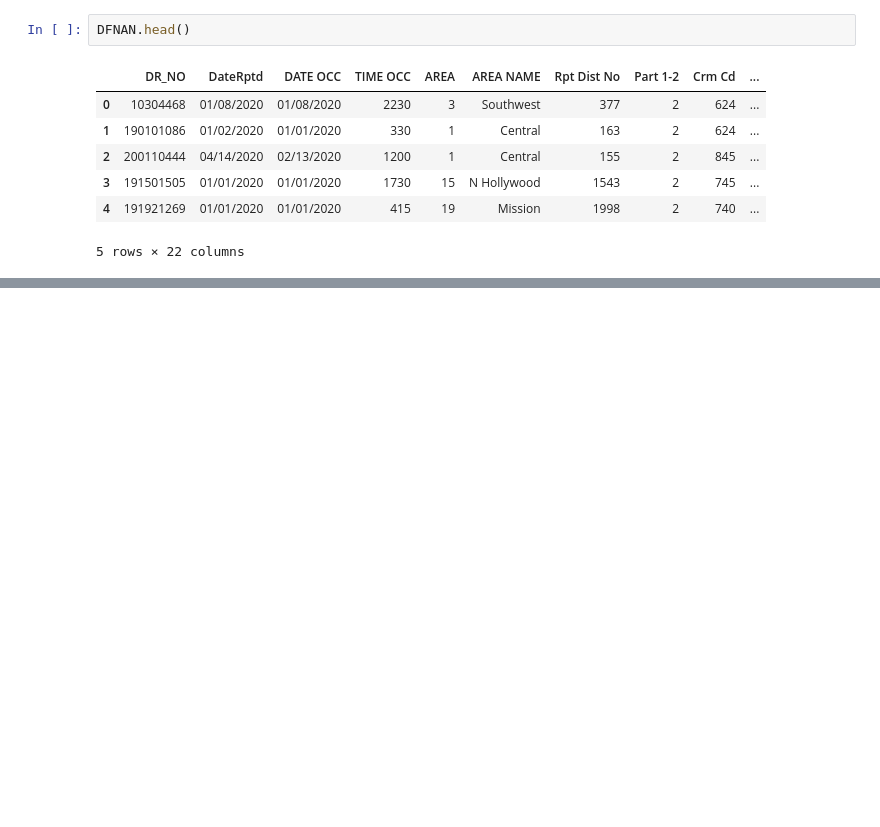
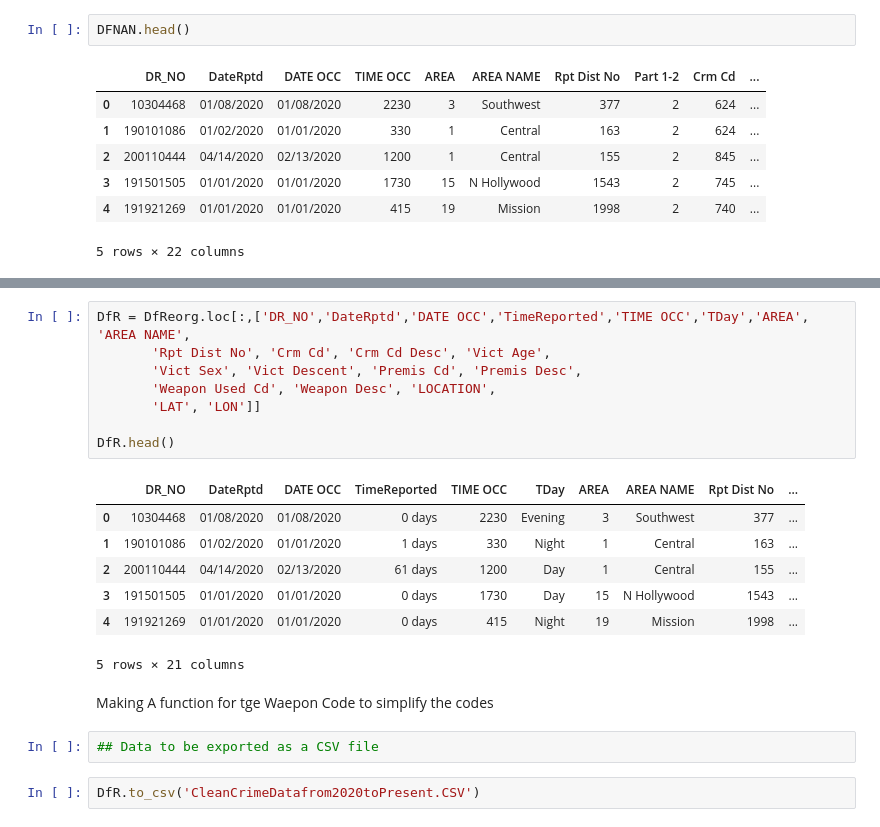
Before and after one commit to 2Pako/LACrimeDataFrom2020toPresent, a Jupyter notebook: LACrimeDataFrom2020toPresent.ipynb, the cells around one changed output, grey strips where cells are left out. Saved outputs shown, nothing was run; the diff lists cells and outputs as text; blank space fills up the shorter version.

```diff
--- a/LACrimeDataFrom2020toPresent.ipynb
+++ b/LACrimeDataFrom2020toPresent.ipynb
@@ -214,0 +344,22 @@ DFNAN.to_csv('CleanCrimeDatafrom2020toPresent.CSV')
+# %%
+DfR = DfReorg.loc[:,['DR_NO','DateRptd','DATE OCC','TimeReported','TIME OCC','TDay','AREA', 'AREA NAME',
+       'Rpt Dist No', 'Crm Cd', 'Crm Cd Desc', 'Vict Age',
+       'Vict Sex', 'Vict Descent', 'Premis Cd', 'Premis Desc',
+       'Weapon Used Cd', 'Weapon Desc', 'LOCATION',
+       'LAT', 'LON']]
+
+DfR.head()
+# %% [output]
+|  | DR_NO | DateRptd | DATE OCC | TimeReported | TIME OCC | TDay | AREA | AREA NAME | Rpt Dist No | ... |
+| 0 | 10304468 | 01/08/2020 | 01/08/2020 | 0 days | 2230 | Evening | 3 | Southwest | 377 | ... |
+| 1 | 190101086 | 01/02/2020 | 01/01/2020 | 1 days | 330 | Night | 1 | Central | 163 | ... |
+| 2 | 200110444 | 04/14/2020 | 02/13/2020 | 61 days | 1200 | Day | 1 | Central | 155 | ... |
+| 3 | 191501505 | 01/01/2020 | 01/01/2020 | 0 days | 1730 | Day | 15 | N Hollywood | 1543 | ... |
+| 4 | 191921269 | 01/01/2020 | 01/01/2020 | 0 days | 415 | Night | 19 | Mission | 1998 | ... |
+5 rows × 21 columns
+# %% [markdown]
+Making A function for tge Waepon Code to simplify the codes
+# %%
+## Data to be exported as a CSV file
+# %%
+DfR.to_csv('CleanCrimeDatafrom2020toPresent.CSV')
```
Also changed, not shown: parts of 19 cells of this notebook.
